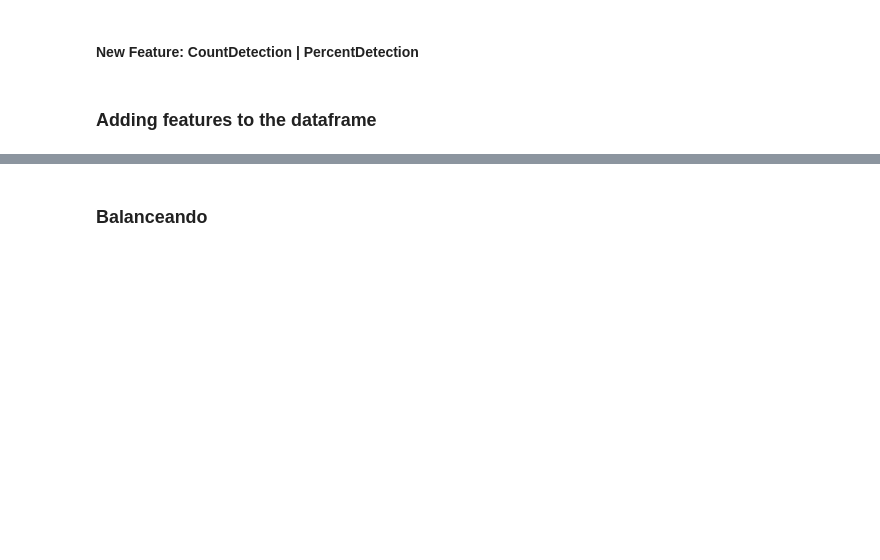
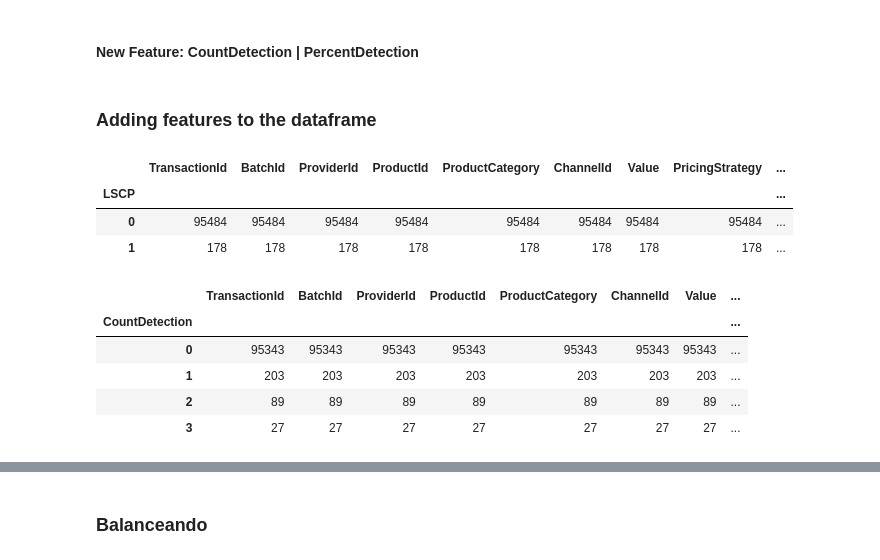
Before and after one commit to fernandojunior/financial-fraud-detection, a Jupyter notebook: jupyter-notebook/Fraud_Detection_Xente.ipynb, the cells around one changed output, grey strips where cells are left out. Cells and saved outputs as stored; diff of their text form; code cells hidden in the pictures; blank space fills up the shorter version.

```diff
--- a/jupyter-notebook/Fraud_Detection_Xente.ipynb
+++ b/jupyter-notebook/Fraud_Detection_Xente.ipynb
@@ -181,6 +224,22 @@ all_features.append('IsolationForest')
 all_features.append('LSCP')
 all_features.append('Knn')
 all_features.append('CountDetection')
+# %%
+final_data.groupby('LSCP').count()
+# %% [output]
+|  | TransactionId | BatchId | ProviderId | ProductId | ProductCategory | ChannelId | Value | PricingStrategy | ... |
+| LSCP |  |  |  |  |  |  |  |  | ... |
+| 0 | 95484 | 95484 | 95484 | 95484 | 95484 | 95484 | 95484 | 95484 | ... |
+| 1 | 178 | 178 | 178 | 178 | 178 | 178 | 178 | 178 | ... |
+# %%
+final_data.groupby('CountDetection').count()
+# %% [output]
+|  | TransactionId | BatchId | ProviderId | ProductId | ProductCategory | ChannelId | Value | ... |
+| CountDetection |  |  |  |  |  |  |  | ... |
+| 0 | 95343 | 95343 | 95343 | 95343 | 95343 | 95343 | 95343 | ... |
+| 1 | 203 | 203 | 203 | 203 | 203 | 203 | 203 | ... |
+| 2 | 89 | 89 | 89 | 89 | 89 | 89 | 89 | ... |
+| 3 | 27 | 27 | 27 | 27 | 27 | 27 | 27 | ... |
 # %%
 categorical_features_dims = [final_data.columns.get_loc(i) for i in categorical_features[:]]
 numerical_features_dims = [final_data.columns.get_loc(i) for i in numerical_features[:]]
```
Also changed, not shown: parts of 39 cells of this notebook.
